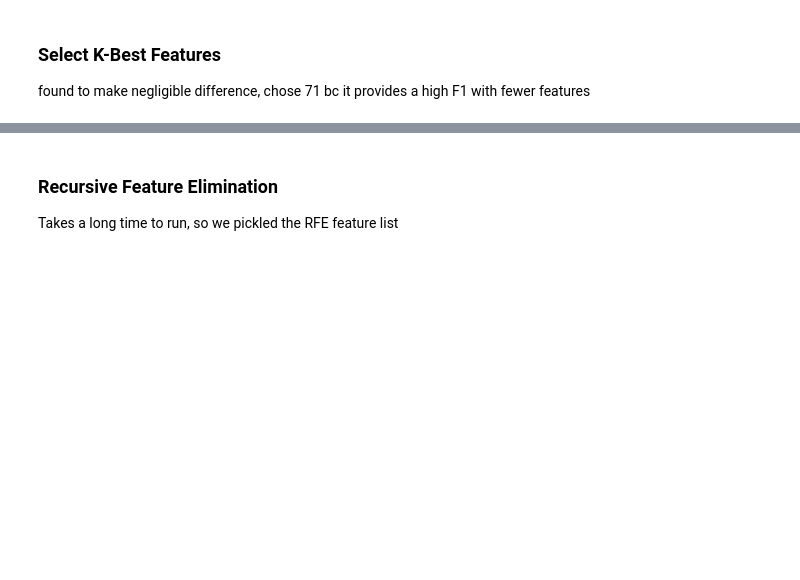
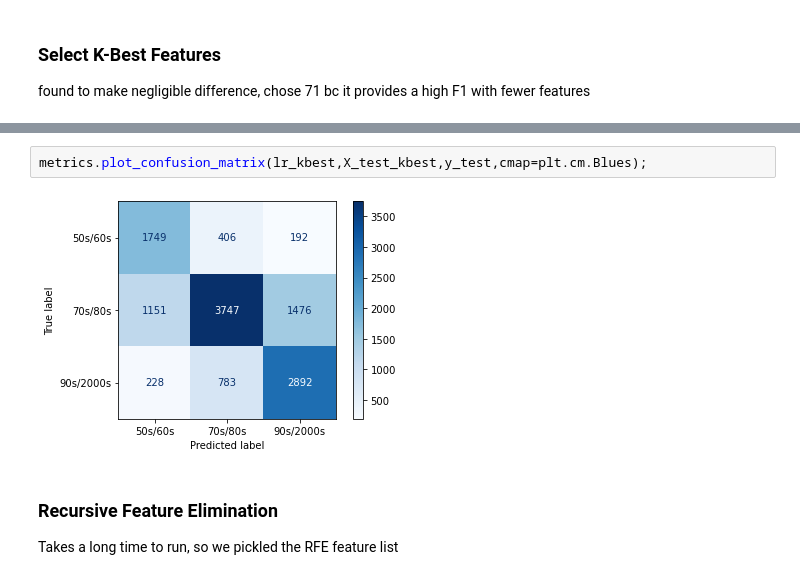
Before and after one commit to khyateed/song-classification-project, a Jupyter notebook: modeling_process.ipynb, the cells around one changed output, grey strips where cells are left out. Drawn from its saved outputs; the diff is of its cells as text; blank space fills up the shorter version.

```diff
--- a/modeling_process.ipynb
+++ b/modeling_process.ipynb
@@ -363,3 +351,7 @@ Test F1: 0.6646391863554789
+# %%
+metrics.plot_confusion_matrix(lr_kbest,X_test_kbest,y_test,cmap=plt.cm.Blues);
+# %% [output]
+[figure, added]
 # %% [markdown]
 ### Recursive Feature Elimination
 Takes a long time to run, so we pickled the RFE feature list
```
Also changed, not shown: parts of 25 cells of this notebook.
